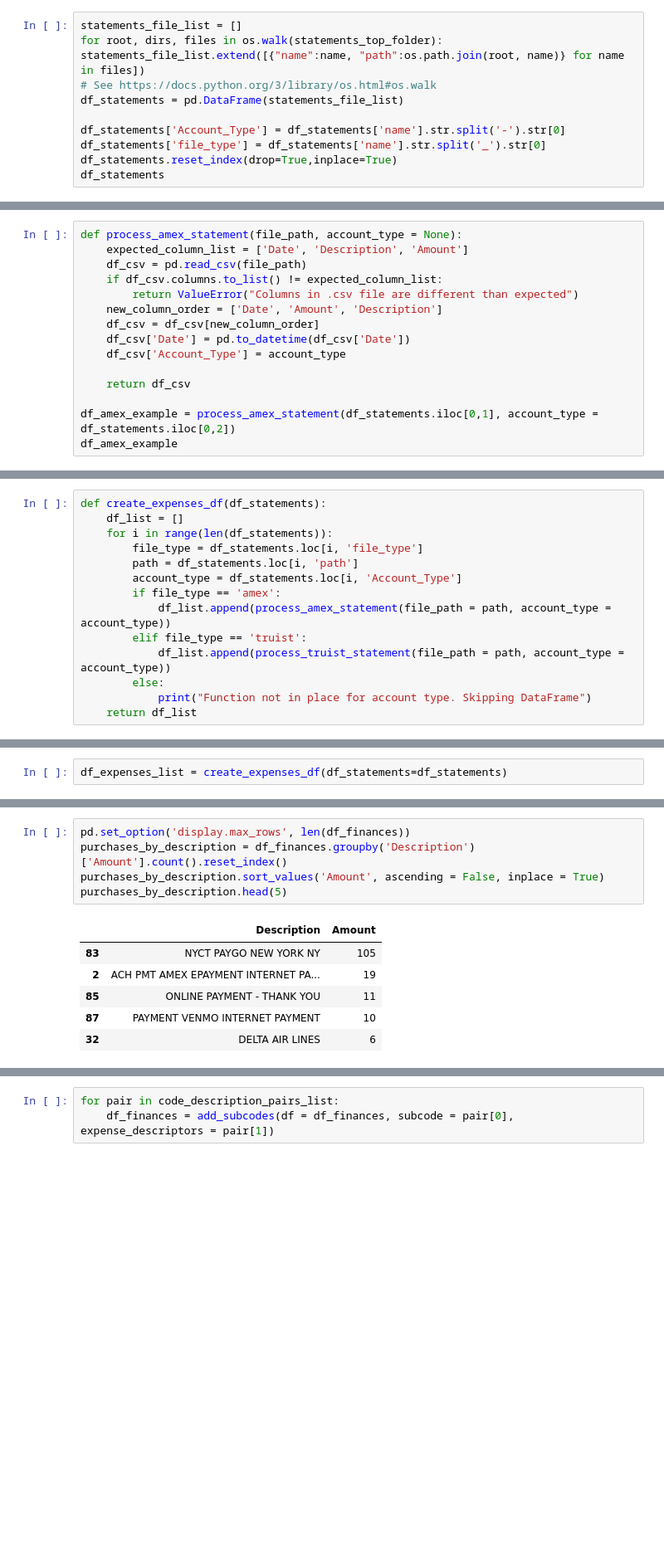
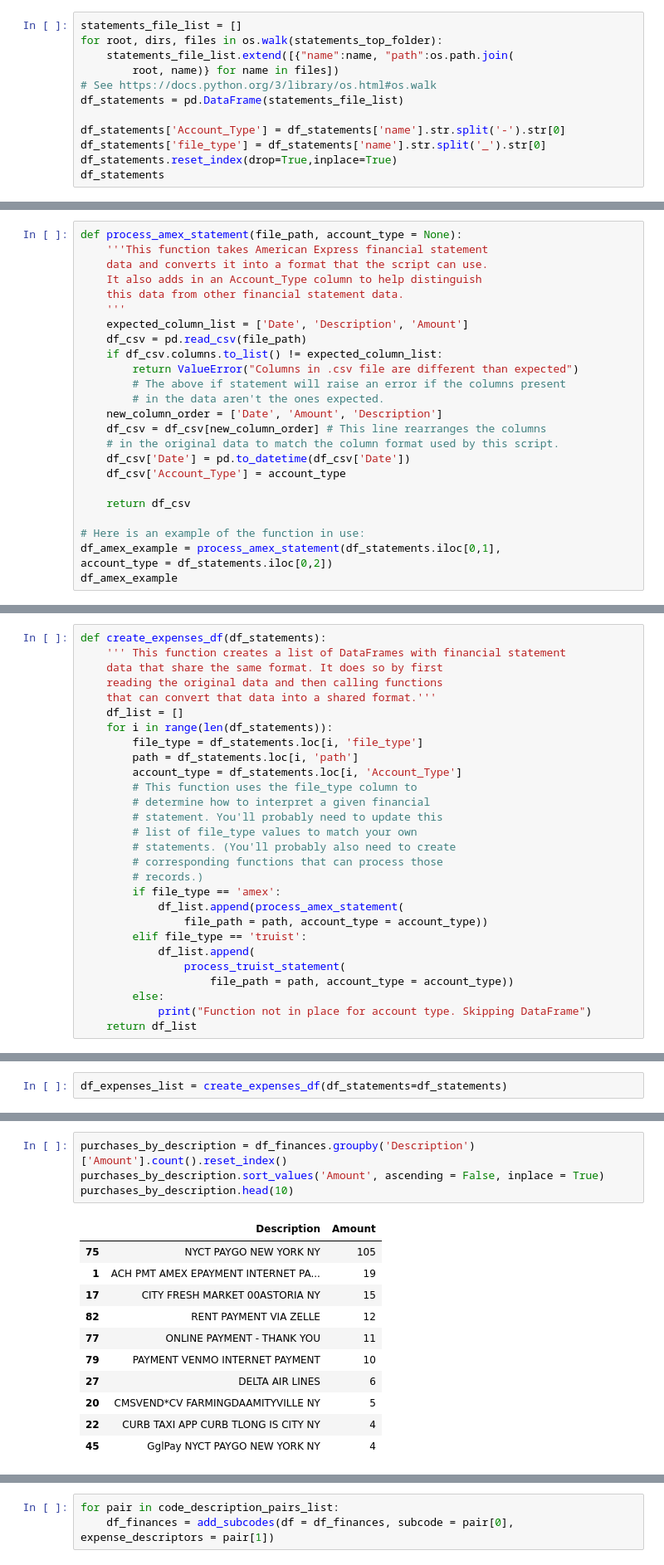
Before and after one commit to kburchfiel/python_spending_analyzer, a Jupyter notebook: financial_statements_coding_tool_public.ipynb, the cells around one changed output, grey strips where cells are left out. Shown at 83% size. Cells and saved outputs as stored; diff of their text form; blank space fills up the shorter version.

```diff
--- a/financial_statements_coding_tool_public.ipynb
+++ b/financial_statements_coding_tool_public.ipynb
@@ -35,6 +63,8 @@ expense_codes
 # %%
 statements_file_list = []
-for root, dirs, files in os.walk(statements_top_folder): statements_file_list.extend([{"name":name, "path":os.path.join(root, name)} for name in files])
+for root, dirs, files in os.walk(statements_top_folder):
+    statements_file_list.extend([{"name":name, "path":os.path.join(
+        root, name)} for name in files])
 # See https://docs.python.org/3/library/os.html#os.walk
 df_statements = pd.DataFrame(statements_file_list)
 
@@ -49,17 +87,27 @@ df_statements
 # %%
 def process_amex_statement(file_path, account_type = None):
+    '''This function takes American Express financial statement
+    data and converts it into a format that the script can use.
+    It also adds in an Account_Type column to help distinguish
+    this data from other financial statement data.
+    '''
     expected_column_list = ['Date', 'Description', 'Amount']
     df_csv = pd.read_csv(file_path)
     if df_csv.columns.to_list() != expected_column_list:
         return ValueError("Columns in .csv file are different than expected")
+        # The above if statement will raise an error if the columns present
+        # in the data aren't the ones expected.
     new_column_order = ['Date', 'Amount', 'Description']
-    df_csv = df_csv[new_column_order]
+    df_csv = df_csv[new_column_order] # This line rearranges the columns
+    # in the original data to match the column format used by this script.
     df_csv['Date'] = pd.to_datetime(df_csv['Date'])
     df_csv['Account_Type'] = account_type
 
     return df_csv
 
-df_amex_example = process_amex_statement(df_statements.iloc[0,1], account_type = df_statements.iloc[0,2])
+# Here is an example of the function in use:
+df_amex_example = process_amex_statement(df_statements.iloc[0,1],
+account_type = df_statements.iloc[0,2])
 df_amex_example
 # %% [output]
 |  | Date | Amount | Description | Account_Type |
@@ -130,14 +189,28 @@ df_truist_example
 # %%
 def create_expenses_df(df_statements):
+    ''' This function creates a list of DataFrames with financial statement
+    data that share the same format. It does so by first
+    reading the original data and then calling functions
+    that can convert that data into a shared format.'''
     df_list = []
     for i in range(len(df_statements)):
         file_type = df_statements.loc[i, 'file_type']
         path = df_statements.loc[i, 'path']
         account_type = df_statements.loc[i, 'Account_Type']
+        # This function uses the file_type column to
+        # determine how to interpret a given financial
+        # statement. You'll probably need to update this
+        # list of file_type values to match your own
+        # statements. (You'll probably also need to create
+        # corresponding functions that can process those
+        # records.)
         if file_type == 'amex':
-            df_list.append(process_amex_statement(file_path = path, account_type = account_type))
+            df_list.append(process_amex_statement(
+                file_path = path, account_type = account_type))
         elif file_type == 'truist':
-            df_list.append(process_truist_statement(file_path = path, account_type = account_type))
+            df_list.append(
+                process_truist_statement(
+                    file_path = path, account_type = account_type))
         else:
             print("Function not in place for account type. Skipping DataFrame")
     return df_list
@@ -169,12 +256,16 @@ df_finances
 # %%
-pd.set_option('display.max_rows', len(df_finances))
 purchases_by_description = df_finances.groupby('Description')['Amount'].count().reset_index()
 purchases_by_description.sort_values('Amount', ascending = False, inplace = True)
-purchases_by_description.head(5)
+purchases_by_description.head(10)
 # %% [output]
 |  | Description | Amount |
-| 83 | NYCT PAYGO NEW YORK NY | 105 |
-| 2 | ACH PMT AMEX EPAYMENT INTERNET PA... | 19 |
-| 85 | ONLINE PAYMENT - THANK YOU | 11 |
-| 87 | PAYMENT VENMO INTERNET PAYMENT | 10 |
-| 32 | DELTA AIR LINES | 6 |
+| 75 | NYCT PAYGO NEW YORK NY | 105 |
+| 1 | ACH PMT AMEX EPAYMENT INTERNET PA... | 19 |
+| 17 | CITY FRESH MARKET 00ASTORIA NY | 15 |
+| 82 | RENT PAYMENT VIA ZELLE | 12 |
+| 77 | ONLINE PAYMENT - THANK YOU | 11 |
+| 79 | PAYMENT VENMO INTERNET PAYMENT | 10 |
+| 27 | DELTA AIR LINES | 6 |
+| 20 | CMSVEND*CV FARMINGDAAMITYVILLE NY | 5 |
+| 22 | CURB TAXI APP CURB TLONG IS CITY NY | 4 |
+| 45 | GglPay NYCT PAYGO NEW YORK NY | 4 |
```
Also changed, not shown: parts of 37 cells of this notebook, 13 other files.
